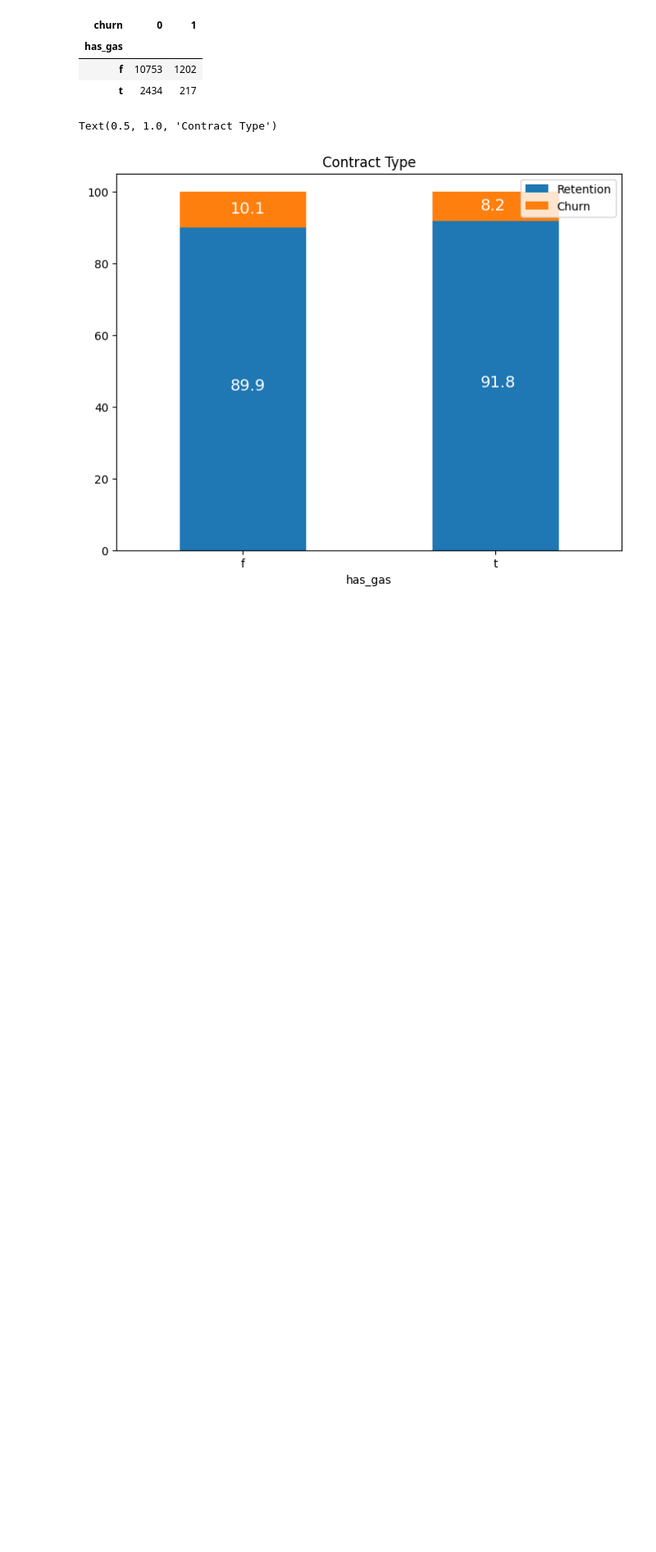
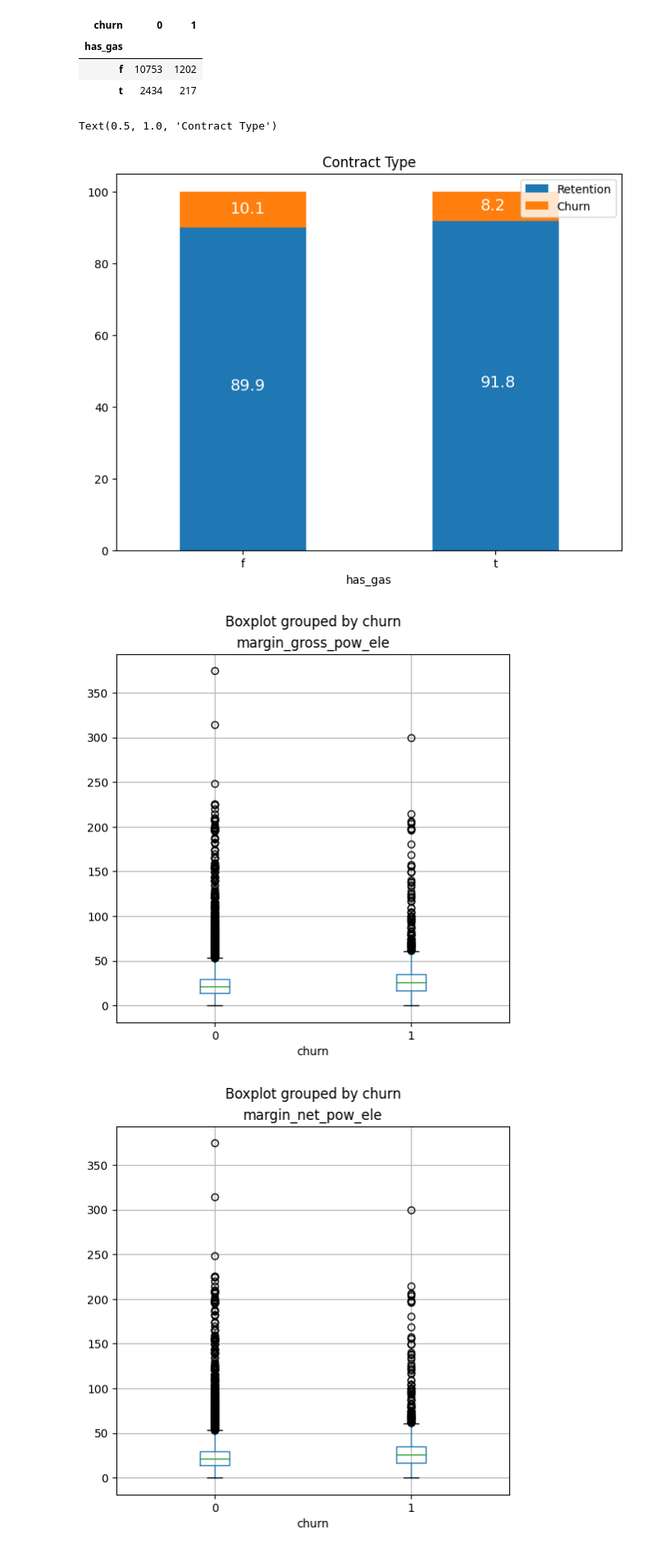
Before and after one commit to konyeinmg/BCG_virtual_intern, a Jupyter notebook: analysis.ipynb, the cells around one changed output. Shown: that part at 82% size. Saved outputs shown, nothing was run; the diff lists cells and outputs as text; code cells hidden in the pictures; blank space fills up the shorter version.

Commit message:
visualize margin

```diff
--- a/analysis.ipynb
+++ b/analysis.ipynb
@@ -339,3 +339,13 @@ plt.title("Contract Type")
 # %% [output]
 Text(0.5, 1.0, 'Contract Type')
 [figure]
+# %%
+margin = client_data[["margin_gross_pow_ele", "margin_net_pow_ele", "net_margin"]]
+# %%
+for col in margin:
+    client_data.boxplot(column=col, by='churn', figsize=(6,6))
+    plt.title(col)
+plt.show()
+# %% [output]
+[figure, added]
+[figure, added]
```
Also changed, not shown: parts of 1 cell of this notebook.
